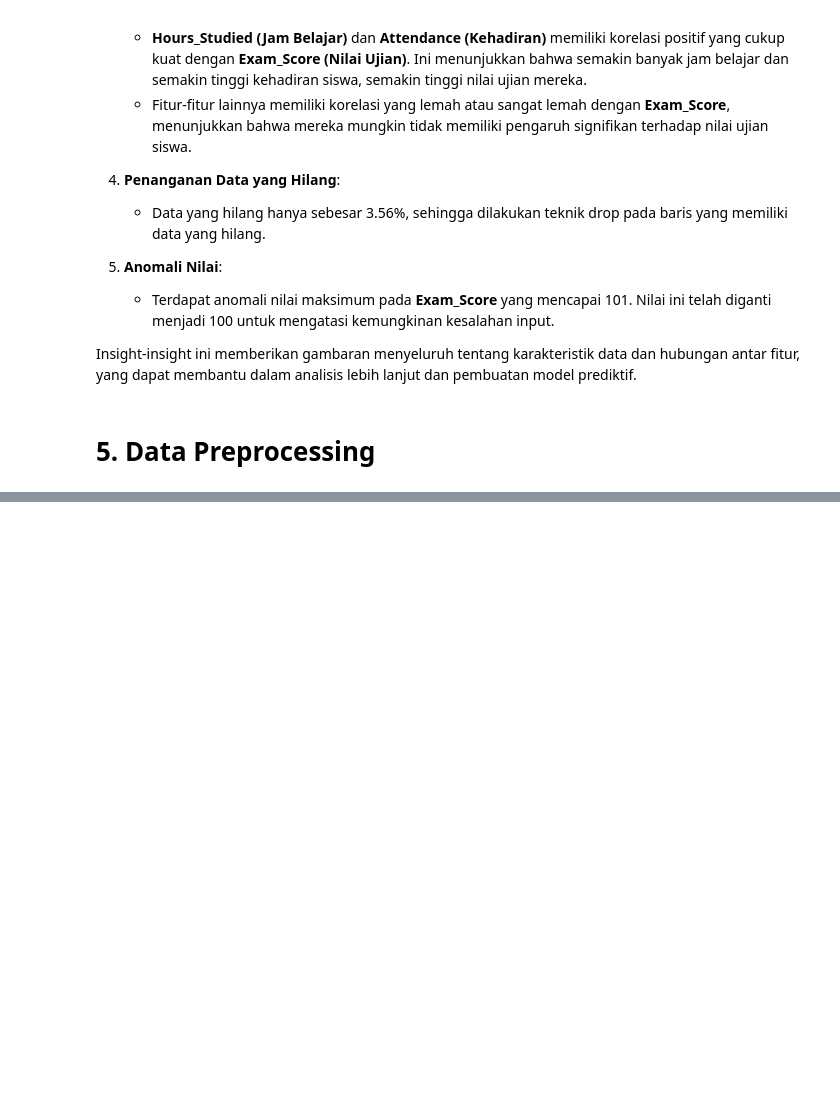
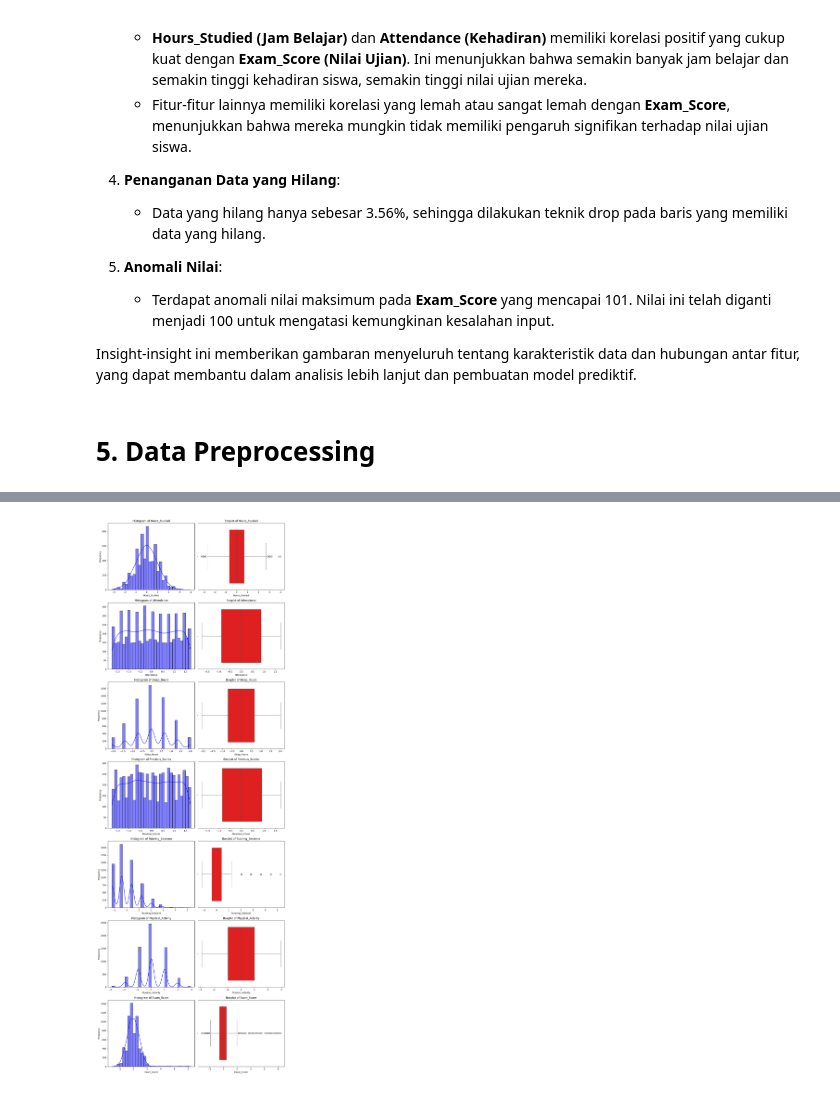
Before and after one commit to drewjd27/ml_clustering_to_classification, a Jupyter notebook: [Clustering] Submission Akhir BMLP_Andrew Jonatan Damanik.ipynb, the cells around one changed output, grey strips where cells are left out. Cells and saved outputs as stored; diff of their text form; code cells hidden in the pictures; blank space fills up the shorter version.

```diff
--- a/[Clustering] Submission Akhir BMLP_Andrew Jonatan Damanik.ipynb
+++ b/[Clustering] Submission Akhir BMLP_Andrew Jonatan Damanik.ipynb
@@ -473,0 +512,6 @@ ds_cleaned.info()
+# %%
+ds_scaled = ds_cleaned.copy()
+scaler = StandardScaler()
+
+ds_scaled[numerical_cols] = scaler.fit_transform(ds_cleaned[numerical_cols])
+ds_scaled[numerical_cols]
@@ -473,0 +532,26 @@ ds_cleaned.info()
+# %%
+# Menampilkan histogram dan plotbox distribusi dari fitur numerik
+def plt_histogram_boxplot(ds_cleaned, columns=None, bins=30):
+
+    if columns is None:
+        columns = ds_cleaned.select_dtypes(include=['number']).columns
+
+    num_cols = len(columns)
+    fig, axes = plt.subplots(nrows=num_cols, ncols=2, figsize=(12, 5 * num_cols))
+    for i, col in enumerate(columns):
+
+        sns.histplot(ds_cleaned[col], bins=bins, kde=True, ax=axes[i, 0], color="blue")
+        axes[i, 0].set_title(f'Histogram of {col}')
+        axes[i, 0].set_xlabel(col)
+        axes[i, 0].set_ylabel('Frequency')
+
+        sns.boxplot(x=ds_cleaned[col], ax=axes[i, 1], color="red")
+        axes[i, 1].set_title(f'Boxplot of {col}')
+        axes[i, 1].set_xlabel(col)
+
+    plt.tight_layout()
+    plt.show()
+
+plt_histogram_boxplot(ds_scaled)
+# %% [output]
+[figure, added]
```
Also changed, not shown: parts of 30 cells of this notebook.
